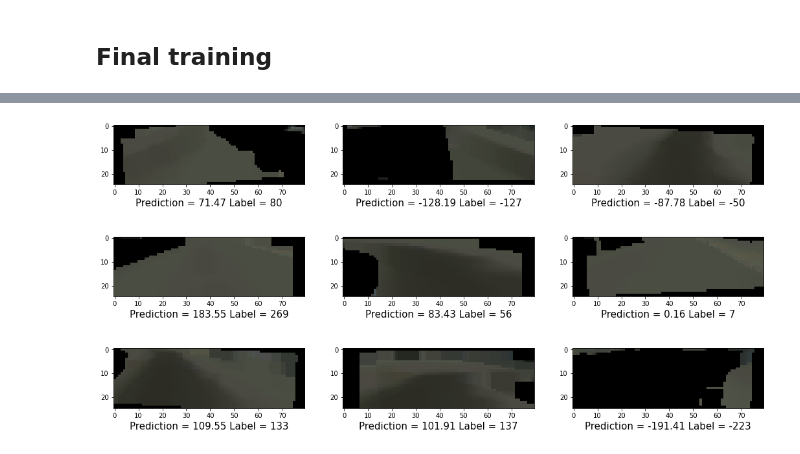
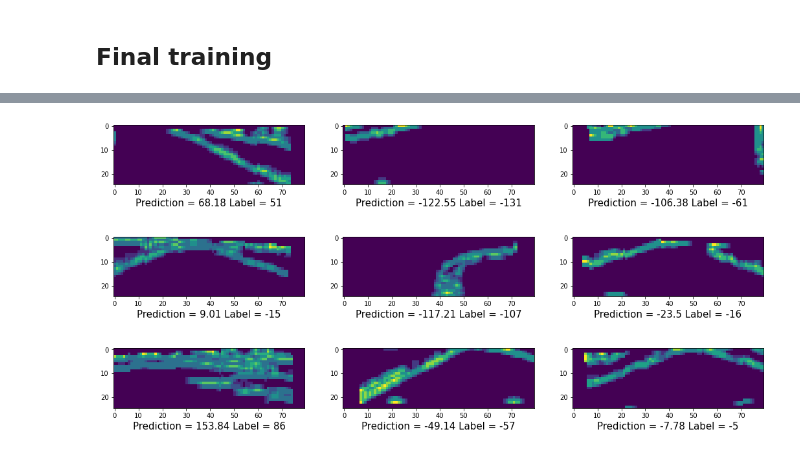
Before and after one commit to Mayukhdeb/mind_the_bend, a Jupyter notebook: train_drunk_driver.ipynb, the cells around one changed output, grey strips where cells are left out. Drawn from its saved outputs; the diff is of its cells as text; code cells hidden in the pictures.

```diff
--- a/train_drunk_driver.ipynb
+++ b/train_drunk_driver.ipynb
@@ -177,14 +211,14 @@ class MyDataset(Dataset):
     def __len__(self):
         return len(self.labels)
 # %%
-train_set = MyDataset("/content/raw_images/", ROOT + "balanced_labels.csv", segment_road = True,
+train_set = MyDataset("/content/raw_images/", ROOT + "balanced_labels.csv", preprocess = True, steering_noise = True,
               transform =transforms.Compose([
                                                 transforms.ToPILImage(),
                                                 torchvision.transforms.RandomAffine(degrees = 5, translate= (0.1, 0.1), scale=None, shear=None, resample=False, fillcolor=0),
                                                 ToTensor()
                                            ])
               )
-test_set = MyDataset("/content/raw_images_test/", ROOT + "test_labels.csv", segment_road = True,
+test_set = MyDataset("/content/raw_images_test/", ROOT + "test_labels.csv", preprocess = True,
               transform =transforms.Compose([
 
                                             ToTensor()
@@ -219,9 +253,9 @@ for i in range (3):
 
         # res = drunk_driver(image_batch[c].cuda().unsqueeze(0)).item()
         image_np = image_batch[c].squeeze(0).squeeze(0).numpy()
-        image_mvaxis = moveaxis(image_np, 0,2)
+        # image_mvaxis = moveaxis(image_np, 0,2)
 
-        ax[i,j].imshow(image_mvaxis)
+        ax[i,j].imshow(image_np)
         x =  " Label = " + str(labels[c].item())
         ax[i,j].set_xlabel(x, fontsize= 15)
         c += 1
@@ -318,7 +352,7 @@ def train_model(config):
 
     optimizer = optim.Adam(cellnet.parameters(), lr = lr)
 
-    scheduler = ReduceLROnPlateau(optimizer, mode='min', factor=0.7, patience=6, verbose=False, threshold=0.0001, threshold_mode='rel', cooldown=0, min_lr=0, eps=1e-08)
+    scheduler = ReduceLROnPlateau(optimizer, mode='min', factor=0.5, patience=3, verbose=False, threshold=0.0001, threshold_mode='rel', cooldown=0, min_lr=0, eps=1e-08)
 
     start = time.process_time()
     losses = []
@@ -380,7 +414,7 @@ def weights_init(m):
 class Net(nn.Module):
     def __init__(self):
         super(Net, self).__init__()
-        self.conv1 = nn.Conv2d(3, 16, 3, padding = 1)
+        self.conv1 = nn.Conv2d(1, 16, 3, padding = 1)
         self.pool = nn.MaxPool2d(3, 3)
 
         self.dropout = nn.Dropout(p=0.5)
@@ -514,19 +548,18 @@ torch.save(drunk_driver.state_dict(), "drunk_driver.pt")
 # %%
 sample = next(iter(train_loader))
 image_batch, labels = sample
 fig, ax = plt.subplots(3,3, figsize = (18,9))
 
 c = 0
 for i in range (3):
     for j in range (3):
 
         res = drunk_driver(image_batch[c].cuda().unsqueeze(0)).item()
         image_np = image_batch[c].squeeze(0).squeeze(0).numpy()
-        image_mvaxis = moveaxis(image_np, 0,2)
 
-        ax[i,j].imshow(image_mvaxis)
+        ax[i,j].imshow(image_np)
         x = "Prediction = " +  str(round(res,2)) + " Label = " + str(labels[c].item())
         ax[i,j].set_xlabel(x, fontsize= 15)
         c+=1
 # %% [output]
-[figure, old version]
+[figure, new version]
```
Also changed, not shown: parts of 14 cells of this notebook, 1 other file.
